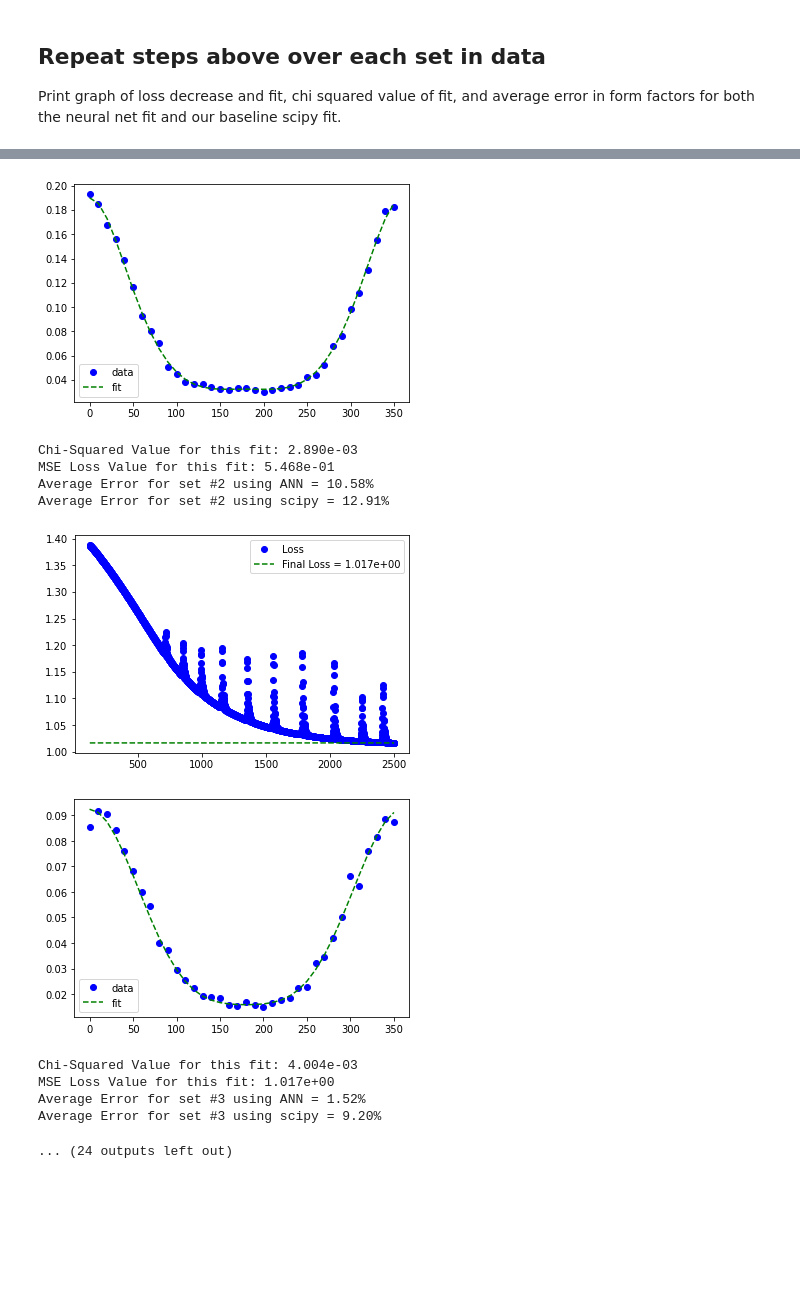
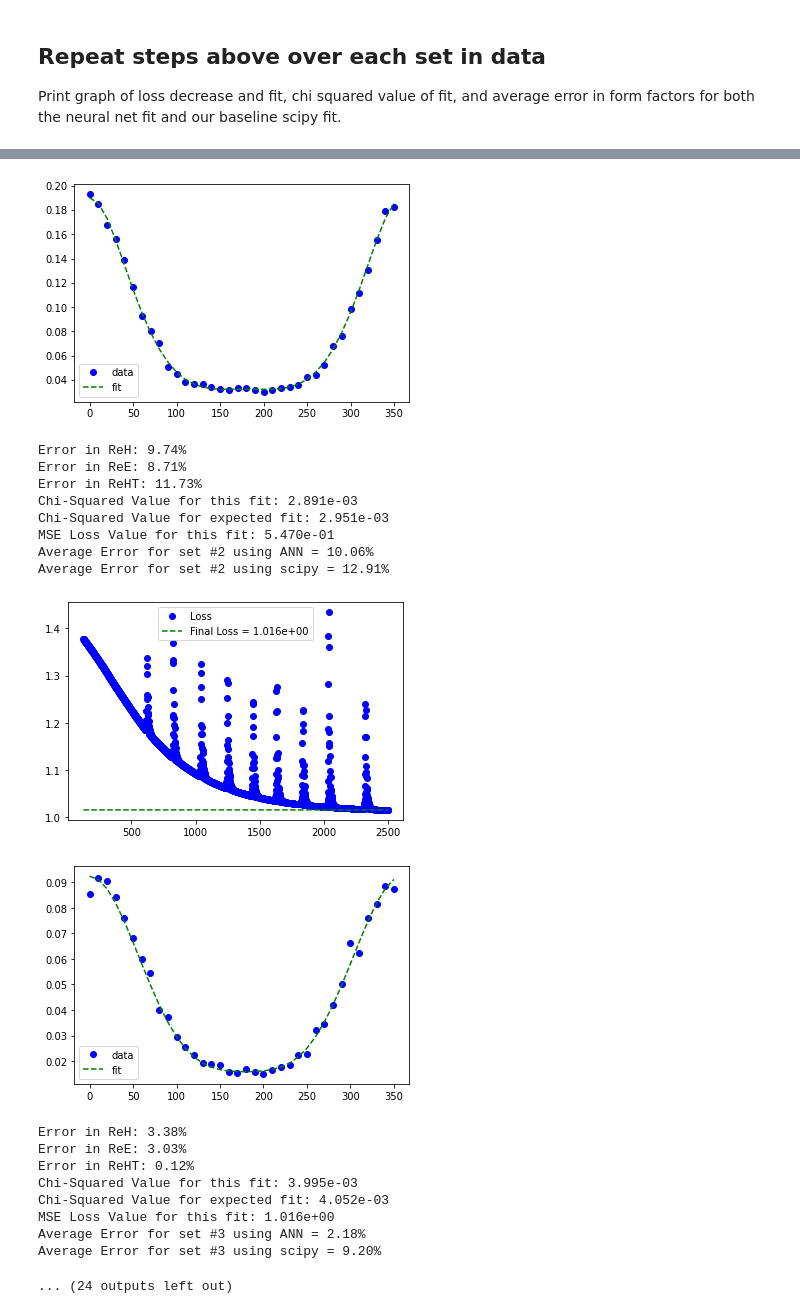
Before and after one commit to mattw65/Neural_Net, a Jupyter notebook: ExtractionNet1.ipynb, the cells around one changed output, grey strips where cells are left out. Drawn from its saved outputs; the diff is of its cells as text; code cells hidden in the pictures; blank space fills up the shorter version.

```diff
--- a/ExtractionNet1.ipynb
+++ b/ExtractionNet1.ipynb
@@ -55,9 +57,10 @@ ReHT_target = np.array(dats['ReHtilde'])[a:b]
 ***Note: BHDVCS.py file must be changed so that all functions are pytorch***
 # %%
 xdat = np.asarray([phi, qq, xb, t, k, F1, F2, const])
-x = Variable(torch.from_numpy(xdat.transpose()))
+x = Variable(torch.from_numpy(xdat[1:5].transpose()))
 y = Variable(torch.from_numpy(ydat.transpose()))
 xdat = Variable(torch.from_numpy(xdat))
+errs = Variable(torch.from_numpy(errF))
 # %% [markdown]
 ## Network Architecture:
 Inputs: 36 instances of 8 variables (phi, qq, xb, t, kk, F1, F2, const) \
@@ -76,28 +79,36 @@ net = torch.nn.Sequential(
 # %% [markdown]
 ### Set optimizer and choose number of epochs
 # %%
-optimizer = torch.optim.Adam(net.parameters(), lr=0.01)
+optimizer = torch.optim.Adam(net.parameters(), lr=0.02)
+# optimizer = torch.optim.SGD(net.parameters(), lr=0.01, momentum=0.99)
 EPOCH = 2500
 # %% [markdown]
 ### Train Network
 # %%
 for epoch in range(EPOCH):
 
-    p = net(x.float()) #tuple of 3 predicted values for cffs
 
-    cffs = torch.transpose(p, 0, 1)[:,-1]
+    p = net(x.float()) #output 3 predicted values for cffs
 
-    loss = loss_func(xdat.float(), cffs , y)
+    ReHfit = torch.mean(torch.transpose(p, 0, 1)[0])
+    ReEfit = torch.mean(torch.transpose(p, 0, 1)[1])
+    ReHTfit = torch.mean(torch.transpose(p, 0, 1)[2])
+    cffs = [ReHfit, ReEfit, ReHTfit]
+
+    loss = loss_func((xdat.float()), cffs, errs, y)
 
     optimizer.zero_grad()
     loss.backward()
     optimizer.step()
 
-    # print(float(loss.data.float()))
+print("Training Complete")
 # %% [markdown]
 ### Show final fit statistics
 # %%
-fit_cffs = cffs.data.numpy()
+ReHfit = torch.mean(torch.transpose(p, 0, 1)[0]).data.numpy()
+ReEfit = torch.mean(torch.transpose(p, 0, 1)[1]).data.numpy()
+ReHTfit = torch.mean(torch.transpose(p, 0, 1)[2]).data.numpy()
+fit_cffs = [ReHfit, ReEfit, ReHTfit]
 
 err_H = abs(100*(abs(fit_cffs[0]-ReH_target[0]))/ReH_target[0])
 err_E = abs(100*(abs(fit_cffs[1]-ReE_target[0]))/ReE_target[0])
@@ -114,3 +125,9 @@ print('%25s\033[1m%.1f%%\033[0m\n' % ('Error (ReE) = ', err_E))
 print('%25s%.2f' % ('Fit Value of ReHT = ', cffs[2]))
 print('%25s%.2f' % ('Actual Value of ReHT = ', ReHT_target[0]))
 print('%25s\033[1m%.1f%%\033[0m\n' % ('Error (ReHT) = ', err_HT))
+
+print('Chi-Squared Value for this fit: %.3e' % (chisquare(f(xdat,fit_cffs), ydat)[0]))
+print('Chi-Squared Value for expected fit: %.3e' % (chisquare(f(xdat,[ReH_target[0], ReE_target[0], ReHT_target[0]]), ydat)[0]))
+print('MSE Loss Value for this fit: %.3e' % (float(loss.data.float())))
+print('Average Error for set #%d using ANN = %.2f%%' % ((setnum), ((err_H+err_E+err_HT)/3)))
+dvcsfit.fit_scipy(setnum)
@@ -177,12 +180,13 @@ for datset in range(12):
         torch.nn.Tanh(),
         torch.nn.Linear(100, 100),
         torch.nn.Tanh(),
-        torch.nn.Linear(100, 50),
+        torch.nn.Linear(100, 70),
         torch.nn.Tanh(),
-        torch.nn.Linear(50, 3)
+        torch.nn.Linear(70, 3)
     )
 
     optimizer = torch.optim.Adam(net.parameters(), lr=0.01)
+
 
     losses = []
     losses.clear()
@@ -204,7 +208,7 @@ for datset in range(12):
         optimizer.step()
 
     plt.plot(np.linspace(int(.05*EPOCH), EPOCH, int(.95*EPOCH)), np.asarray(losses)[int(.05*EPOCH):], 'bo', label='Loss')
-    plt.plot(np.linspace(int(.05*EPOCH), EPOCH, int(.95*EPOCH)), np.zeros(int(0.95*EPOCH))+float(loss.data.float()), 'g--', label='Final Loss = %.3e' % (float(loss.data.float())))
+    plt.plot(np.linspace(int(.05*EPOCH), EPOCH, int(.95*EPOCH)), np.zeros(int(0.95*EPOCH))+float(loss.data.float()), 'g--',             label='Final Loss = %.3e' % (float(loss.data.float())))
     plt.legend()
     plt.show()
 
@@ -222,12 +226,20 @@ for datset in range(12):
     err_E.append(abs(100*(abs(fit_cffs[1]-ReE_target[a]))/ReE_target[a]))
     err_HT.append(abs(100*(abs(fit_cffs[2]-ReHT_target[a]))/ReHT_target[a]))
 
+    print('Error in ReH: %.2f%%' % (abs(100*(abs(fit_cffs[0]-ReH_target[a]))/ReH_target[a])))
+    print('Error in ReE: %.2f%%' % (abs(100*(abs(fit_cffs[1]-ReE_target[a]))/ReE_target[a])))
+    print('Error in ReHT: %.2f%%' % (abs(100*(abs(fit_cffs[2]-ReHT_target[a]))/ReHT_target[a])))
+
     print('Chi-Squared Value for this fit: %.3e' % (chisquare(f(xdat,fit_cffs), ydat[a:b])[0]))
+    print('Chi-Squared Value for expected fit: %.3e' % (chisquare(f(xdat,[ReH_target[a], ReE_target[a], ReHT_target[a]]), ydat[a:b])[0]))
     print('MSE Loss Value for this fit: %.3e' % (float(loss.data.float())))
     print('Average Error for set #%d using ANN = %.2f%%' % ((datset), ((err_H[-1]+err_E[-1]+err_HT[-1])/3)))
     dvcsfit.fit_scipy(datset)
 
 print('\n\033[1m%s%.2f%%' % ('Avg. Error of ReH = ', sum(err_H)/len(err_H)))
+print('\033[1m%s%.2f\n' % ('Variance in Error of ReH = ', np.var(err_H)))
 print('\033[1m%s%.2f%%' % ('Avg. Error of ReE = ', sum(err_E)/len(err_E)))
+print('\033[1m%s%.2f\n' % ('Variance in Error of ReE = ', np.var(err_E)))
 print('\033[1m%s%.2f%%' % ('Avg. Error of ReHT = ', sum(err_HT)/len(err_HT)))
+print('\033[1m%s%.2f' % ('Variance in Error of ReHT = ', np.var(err_HT)))
 # %% [output]
@@ -247,12 +267,20 @@ Average Error for set #1 using scipy = 1.18%
 [figure]
-Chi-Squared Value for this fit: 2.890e-03
-MSE Loss Value for this fit: 5.468e-01
-Average Error for set #2 using ANN = 10.58%
+Error in ReH: 9.74%
+Error in ReE: 8.71%
+Error in ReHT: 11.73%
+Chi-Squared Value for this fit: 2.891e-03
+Chi-Squared Value for expected fit: 2.951e-03
+MSE Loss Value for this fit: 5.470e-01
+Average Error for set #2 using ANN = 10.06%
 Average Error for set #2 using scipy = 12.91%
-[figure, old version]
+[figure, new version]
 [figure]
-Chi-Squared Value for this fit: 4.004e-03
-MSE Loss Value for this fit: 1.017e+00
-Average Error for set #3 using ANN = 1.52%
+Error in ReH: 3.38%
+Error in ReE: 3.03%
+Error in ReHT: 0.12%
+Chi-Squared Value for this fit: 3.995e-03
+Chi-Squared Value for expected fit: 4.052e-03
+MSE Loss Value for this fit: 1.016e+00
+Average Error for set #3 using ANN = 2.18%
 Average Error for set #3 using scipy = 9.20%
 ... (24 outputs left out)
```
Also changed, not shown: parts of 6 cells of this notebook, 8 other files.
